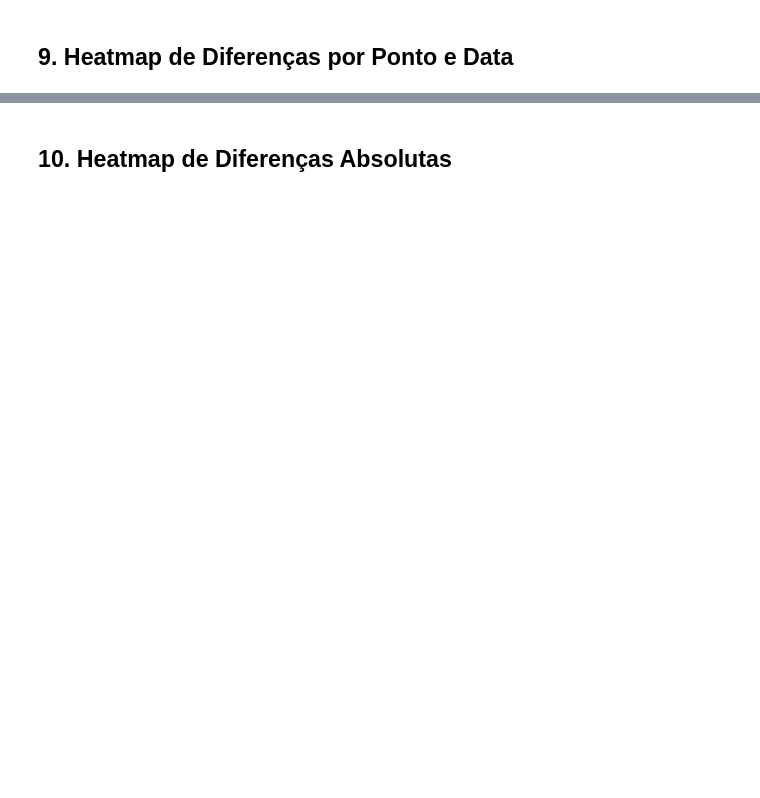
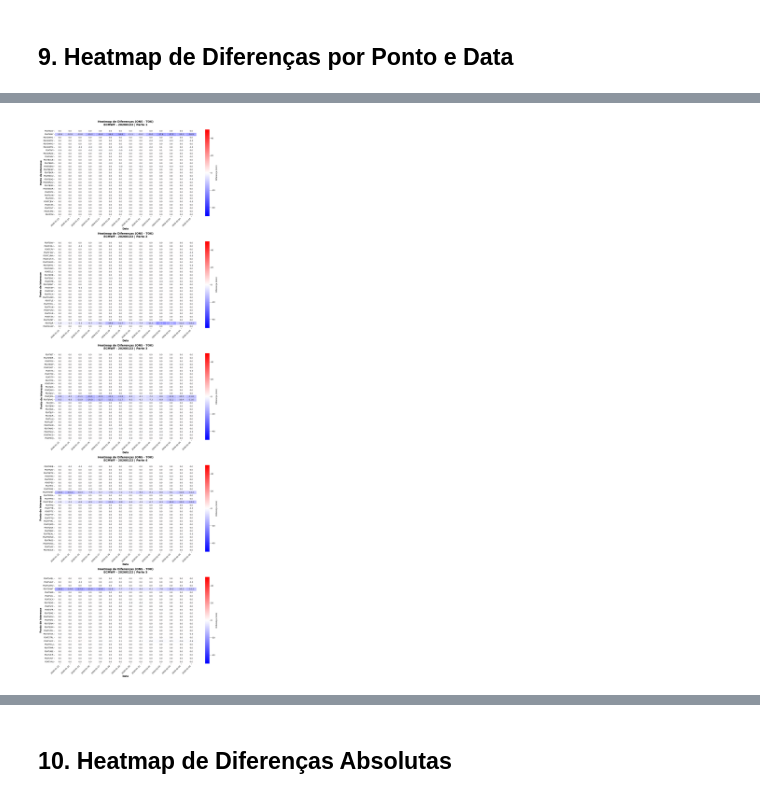
Before and after one commit to tok-yuri/compara-chuva, a Jupyter notebook: compara_chuva.ipynb, the cells around one changed output, grey strips where cells are left out. Drawn from its saved outputs; the diff is of its cells as text; code cells hidden in the pictures; blank space fills up the shorter version.

```diff
--- a/compara_chuva.ipynb
+++ b/compara_chuva.ipynb
@@ -37,30 +45,38 @@ Defina os parâmetros do modelo e caminhos de entrada/saída.
 # ============================================
 
 # Nome do modelo
-nome_modelo = "MODELO_EXEMPLO"
+nome_modelo = "GEFS"
+
+nome_modelo_tok = {
+    "ECMWF": "ECENS",
+    "GEFS": "GEFS",
+    # Adicione outros modelos conforme necessário
+}
 
 # Horizonte de previsão (em dias ou horas, dependendo do modelo)
-horizonte = 7
+horizonte = 15
 
 # Data da rodada (formato: YYYYMMDD)
-data_rodada = "20260123"
+data_rodada = "20260122"
 
 # Diretório base onde os dados estão armazenados
-diretorio_base = "dados_exemplo"  # Use "dados_exemplo" para dados de teste ou especifique seu caminho
+diretorio_base = nome_modelo  # Use "dados_exemplo" para dados de teste ou especifique seu caminho
 
 # ============================================
 # CONSTRUÇÃO DOS CAMINHOS
 # ============================================
 
 # Caminho de entrada (varia de acordo com nome do modelo e data da rodada)
-caminho_input = Path(diretorio_base) / nome_modelo / data_rodada
+caminho_input = Path(diretorio_base) / data_rodada
 
 # Caminhos específicos para ONS e TOK
 caminho_ons = caminho_input / "ONS"
+caminho_ons.mkdir(parents=True, exist_ok=True)
 caminho_tok = caminho_input / "TOK"
+caminho_tok.mkdir(parents=True, exist_ok=True)
 
 # Caminho de saída (organizado como o input)
-caminho_output = caminho_input / "comparacao"
+caminho_output = caminho_input / "Output"
 caminho_output.mkdir(parents=True, exist_ok=True)
 
 print(f"Modelo: {nome_modelo}")
@@ -322,7 +532,10 @@ print(f"\nDesvios salvos em: {arquivo_desvios}")
 # %% [markdown]
 ## 9. Heatmap de Diferenças por Ponto e Data
 # %%
-# Criar matriz para heatmap (pontos x datas)
+# Garantir datetime mesmo se já estiver string
+dados_comparacao['data'] = pd.to_datetime(dados_comparacao['data'], errors='coerce')
+
+dados_comparacao['data'] = dados_comparacao['data'].dt.strftime('%Y-%m-%d')
 matriz_diferencas = dados_comparacao.pivot_table(
     index='ponto',
     columns='data',
@@ -330,40 +543,50 @@ matriz_diferencas = dados_comparacao.pivot_table(
     aggfunc='mean'
 ).fillna(0)
 
-# Configurar figura
-fig, ax = plt.subplots(figsize=(14, 8))
+# Dividir em blocos de no máximo 27 pontos
+max_pontos = 27
+pontos = matriz_diferencas.index.tolist()
+blocos = [pontos[i:i + max_pontos] for i in range(0, len(pontos), max_pontos)]
 
-# Criar heatmap
-sns.heatmap(
-    matriz_diferencas,
-    cmap='RdBu_r',
-    center=0,
-    annot=True,
-    fmt='.1f',
-    linewidths=0.5,
-    cbar_kws={'label': 'Diferença (mm)'},
-    ax=ax
-)
+# Criar uma única figura com subplots (um por bloco)
+n_blocos = len(blocos)
+fig, axes = plt.subplots(n_blocos, 1, figsize=(14, 8 * n_blocos), squeeze=False)
 
-# Formatação
-ax.set_title(f'Heatmap de Diferenças (ONS - TOK)\n{nome_modelo} - {data_rodada}',
-             fontsize=14, fontweight='bold', pad=20)
-ax.set_xlabel('Data', fontsize=12, fontweight='bold')
-ax.set_ylabel('Ponto de Interesse', fontsize=12, fontweight='bold')
+for i, bloco in enumerate(blocos, start=1):
+    matriz_bloco = matriz_diferencas.loc[bloco]
+    ax = axes[i - 1, 0]
 
-# Rotacionar labels do eixo x
-plt.setp(ax.get_xticklabels(), rotation=45, ha='right')
+    sns.heatmap(
+        matriz_bloco,
+        cmap='bwr',
+        center=0,
+        vmin=-50,
+        vmax=50,
+        annot=True,
+        fmt='.1f',
+        linewidths=0.5,
+        cbar_kws={'label': 'Diferença (mm)'},
+        ax=ax
+    )
+
+    ax.set_title(
+        f'Heatmap de Diferenças (ONS - TOK)\n{nome_modelo} - {data_rodada} | Parte {i}',
+        fontsize=14, fontweight='bold', pad=20
+    )
+    ax.set_xlabel('Data', fontsize=12, fontweight='bold')
+    ax.set_ylabel('Ponto de Interesse', fontsize=12, fontweight='bold')
+    plt.setp(ax.get_xticklabels(), rotation=45, ha='right')
 
 plt.tight_layout()
 
-# Salvar figura
 arquivo_heatmap = caminho_output / f"heatmap_diferencas_{data_rodada}.png"
 plt.savefig(arquivo_heatmap, dpi=300, bbox_inches='tight')
 print(f"\nHeatmap salvo em: {arquivo_heatmap}")
 
 plt.show()
 
-# Salvar matriz de diferenças
+# Salvar matriz de diferenças completa
 arquivo_matriz = caminho_output / f"matriz_diferencas_{data_rodada}.csv"
 matriz_diferencas.to_csv(arquivo_matriz)
 print(f"Matriz de diferenças salva em: {arquivo_matriz}")
+# %% [output]
@@ -369,0 +594 @@ print(f"Matriz de diferenças salva em: {arquivo_matriz}")
+[figure, added]
```
Also changed, not shown: parts of 15 cells of this notebook, 4 other files.
